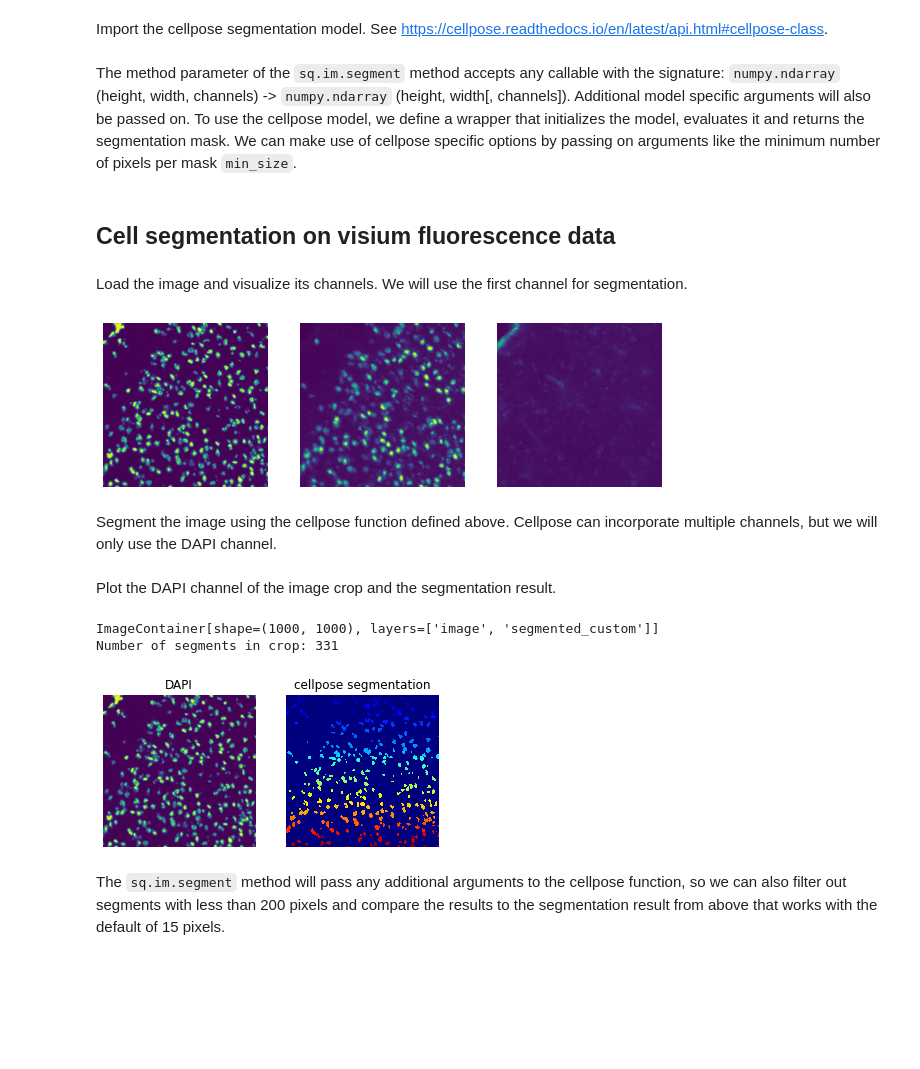
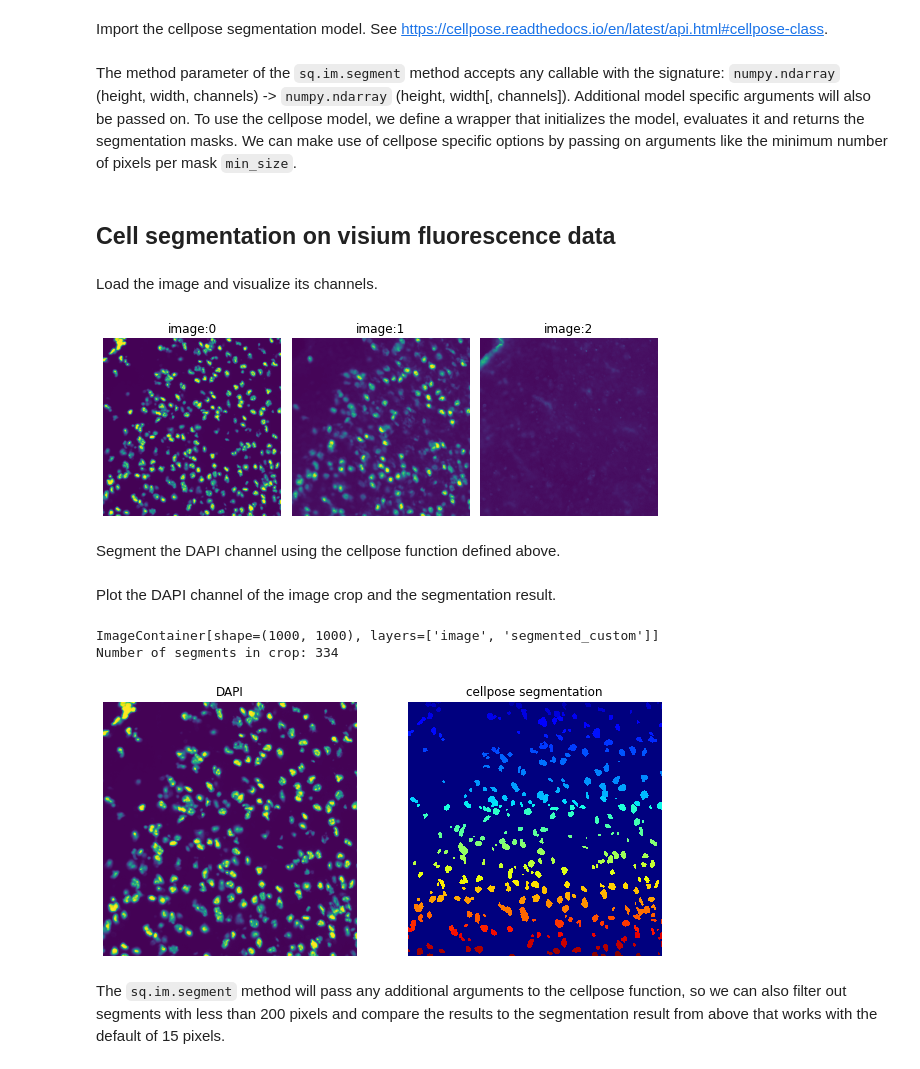
Before and after one commit to scverse/squidpy_notebooks, a Jupyter notebook: docs/source/external_tutorials/tutorial_cellpose_segmentation.ipynb, the cells around one changed output. Saved outputs shown, nothing was run; the diff lists cells and outputs as text; code cells hidden in the pictures; blank space fills up the shorter version.

Commit message:
included usage of multiple channels

```diff
--- a/docs/source/external_tutorials/tutorial_cellpose_segmentation.ipynb
+++ b/docs/source/external_tutorials/tutorial_cellpose_segmentation.ipynb
@@ -21,7 +19,7 @@ The method parameter of the `sq.im.segment` method accepts any callable with the
 `numpy.ndarray` (height, width, channels) -> `numpy.ndarray` (height, width[, channels]).
 Additional model specific arguments will also be passed on.
 To use the cellpose model, we define a wrapper that initializes the model, evaluates it and returns the
-segmentation mask. We can make use of cellpose specific options by passing on arguments like the minimum
+segmentation masks. We can make use of cellpose specific options by passing on arguments like the minimum
 number of pixels per mask `min_size`.
 # %%
 def cellpose(img, min_size=15):
@@ -36,19 +34,15 @@ def cellpose(img, min_size=15):
 # %% [markdown]
 ## Cell segmentation on visium fluorescence data
 # %% [markdown]
-Load the image and visualize its channels. We will use the first channel for segmentation.
+Load the image and visualize its channels.
 # %%
 img = sq.datasets.visium_fluo_image_crop()
 crop = img.crop_corner(1000, 1000, size=1000)
-
-fig, axes = plt.subplots(1, 3, figsize=(10, 20))
-for i, ax in enumerate(axes):
-    crop.show("image", channel=i, ax=ax)
+crop.show(channelwise=True)
 # %% [output]
-[figure, old version]
+[figure, new version]
 # %% [markdown]
-Segment the image using the cellpose function defined above. Cellpose can incorporate multiple channels,
-but we will only use the DAPI channel.
+Segment the DAPI channel using the cellpose function defined above.
 # %%
 sq.im.segment(img=crop, layer="image", channel=0, method=cellpose)
 # %% [markdown]
@@ -57,15 +51,15 @@ Plot the DAPI channel of the image crop and the segmentation result.
 print(crop)
 print(f"Number of segments in crop: {len(np.unique(crop['segmented_custom']))}")
 
-fig, axes = plt.subplots(1, 2)
+fig, axes = plt.subplots(1, 2, figsize=(10, 20))
 crop.show("image", channel=0, ax=axes[0])
 _ = axes[0].set_title("DAPI")
 crop.show("segmented_custom", cmap="jet", interpolation="none", ax=axes[1])
 _ = axes[1].set_title("cellpose segmentation")
 # %% [output]
 ImageContainer[shape=(1000, 1000), layers=['image', 'segmented_custom']]
-Number of segments in crop: 331
+Number of segments in crop: 334
-[figure, old version]
+[figure, new version]
 # %% [markdown]
 The `sq.im.segment` method will pass any additional arguments to the cellpose function,
 so we can also filter out segments with less than 200 pixels and compare the results to the
```
Also changed, not shown: parts of 16 cells of this notebook.
